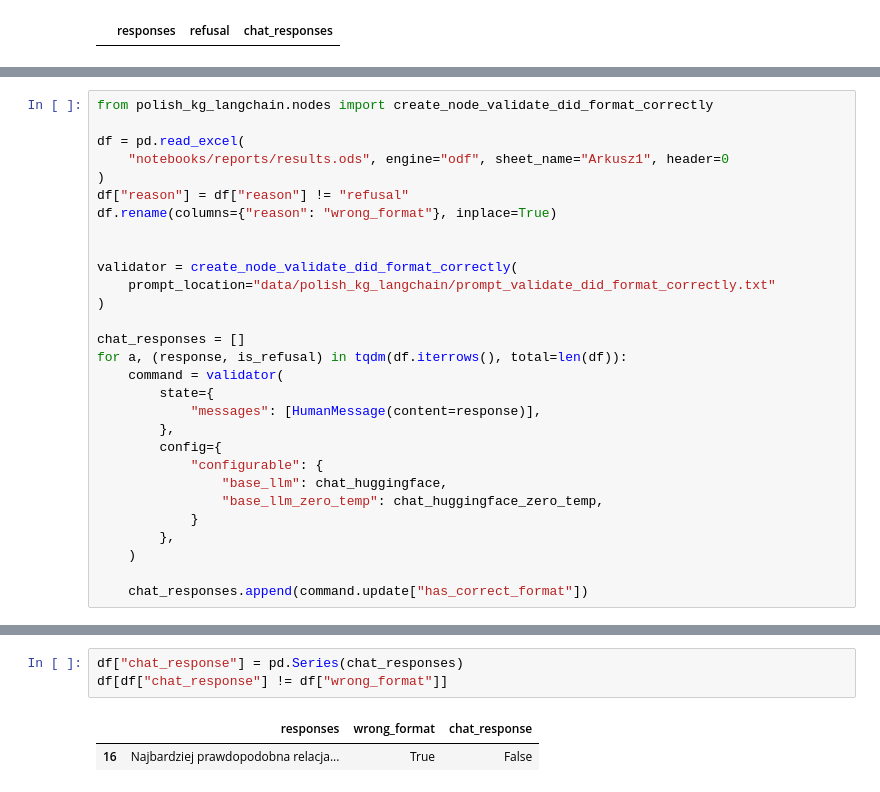
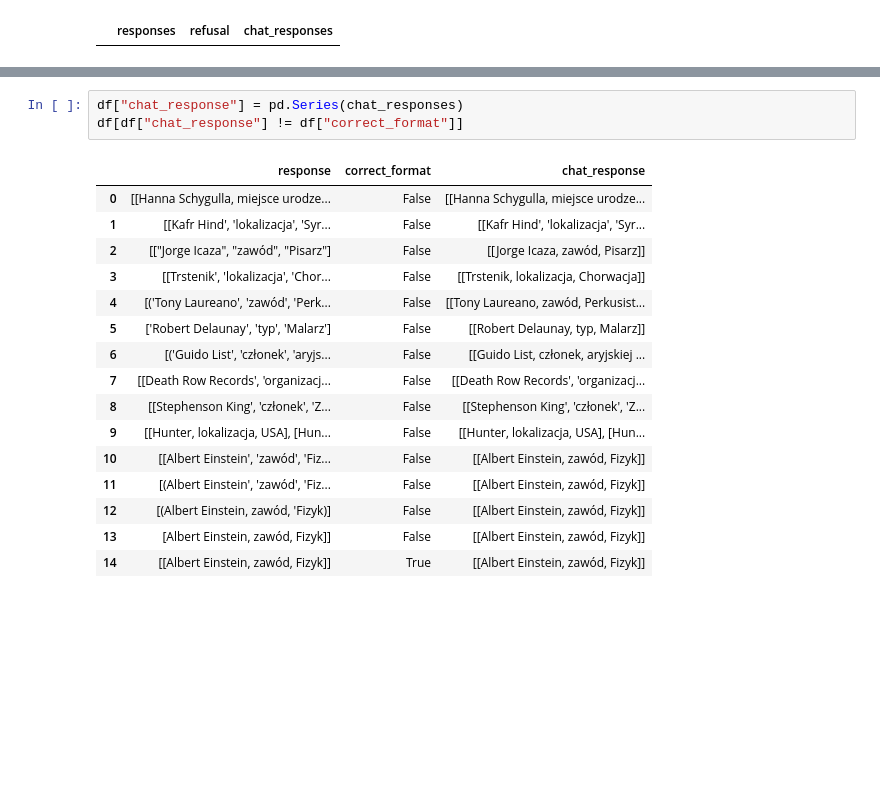
Before and after one commit to StaszekM/polish-kg, a Jupyter notebook: pipelineV2.ipynb, the cells around one changed output, grey strips where cells are left out. Saved outputs shown, nothing was run; the diff lists cells and outputs as text; blank space fills up the shorter version.

Commit message:
Add option to directly go to prompt correction

```diff
--- a/pipelineV2.ipynb
+++ b/pipelineV2.ipynb
@@ -156,29 +182,0 @@ df[df["chat_response"] != df["refusal"]]
-# %%
-from polish_kg_langchain.nodes import create_node_validate_did_format_correctly
-
-df = pd.read_excel(
-    "notebooks/reports/results.ods", engine="odf", sheet_name="Arkusz1", header=0
-)
-df["reason"] = df["reason"] != "refusal"
-df.rename(columns={"reason": "wrong_format"}, inplace=True)
-
-
-validator = create_node_validate_did_format_correctly(
-    prompt_location="data/polish_kg_langchain/prompt_validate_did_format_correctly.txt"
-)
-
-chat_responses = []
-for a, (response, is_refusal) in tqdm(df.iterrows(), total=len(df)):
-    command = validator(
-        state={
-            "messages": [HumanMessage(content=response)],
-        },
-        config={
-            "configurable": {
-                "base_llm": chat_huggingface,
-                "base_llm_zero_temp": chat_huggingface_zero_temp,
-            }
-        },
-    )
-
-    chat_responses.append(command.update["has_correct_format"])
@@ -185,6 +246,20 @@ for a, (response, is_refusal) in tqdm(df.iterrows(), total=len(df)):
 # %%
 df["chat_response"] = pd.Series(chat_responses)
-df[df["chat_response"] != df["wrong_format"]]
+df[df["chat_response"] != df["correct_format"]]
 # %% [output]
-|  | responses | wrong_format | chat_response |
-| 16 | Najbardziej prawdopodobna relacja... | True | False |
+|  | response | correct_format | chat_response |
+| 0 | [[Hanna Schygulla, miejsce urodze... | False | [[Hanna Schygulla, miejsce urodze... |
+| 1 | [[Kafr Hind', 'lokalizacja', 'Syr... | False | [[Kafr Hind', 'lokalizacja', 'Syr... |
+| 2 | [["Jorge Icaza", "zawód", "Pisarz"] | False | [[Jorge Icaza, zawód, Pisarz]] |
+| 3 | [[Trstenik', 'lokalizacja', 'Chor... | False | [[Trstenik, lokalizacja, Chorwacja]] |
+| 4 | [('Tony Laureano', 'zawód', 'Perk... | False | [[Tony Laureano, zawód, Perkusist... |
+| 5 | ['Robert Delaunay', 'typ', 'Malarz'] | False | [[Robert Delaunay, typ, Malarz]] |
+| 6 | [('Guido List', 'członek', 'aryjs... | False | [[Guido List, członek, aryjskiej ... |
+| 7 | [[Death Row Records', 'organizacj... | False | [[Death Row Records', 'organizacj... |
+| 8 | [[Stephenson King', 'członek', 'Z... | False | [[Stephenson King', 'członek', 'Z... |
+| 9 | [[Hunter, lokalizacja, USA], [Hun... | False | [[Hunter, lokalizacja, USA], [Hun... |
+| 10 | [[Albert Einstein', 'zawód', 'Fiz... | False | [[Albert Einstein, zawód, Fizyk]] |
+| 11 | [(Albert Einstein', 'zawód', 'Fiz... | False | [[Albert Einstein, zawód, Fizyk]] |
+| 12 | [(Albert Einstein, zawód, 'Fizyk)] | False | [[Albert Einstein, zawód, Fizyk]] |
+| 13 | [Albert Einstein, zawód, Fizyk]] | False | [[Albert Einstein, zawód, Fizyk]] |
+| 14 | [[Albert Einstein, zawód, Fizyk]] | True | [[Albert Einstein, zawód, Fizyk]] |
```
Also changed, not shown: parts of 5 cells of this notebook, 6 other files.
